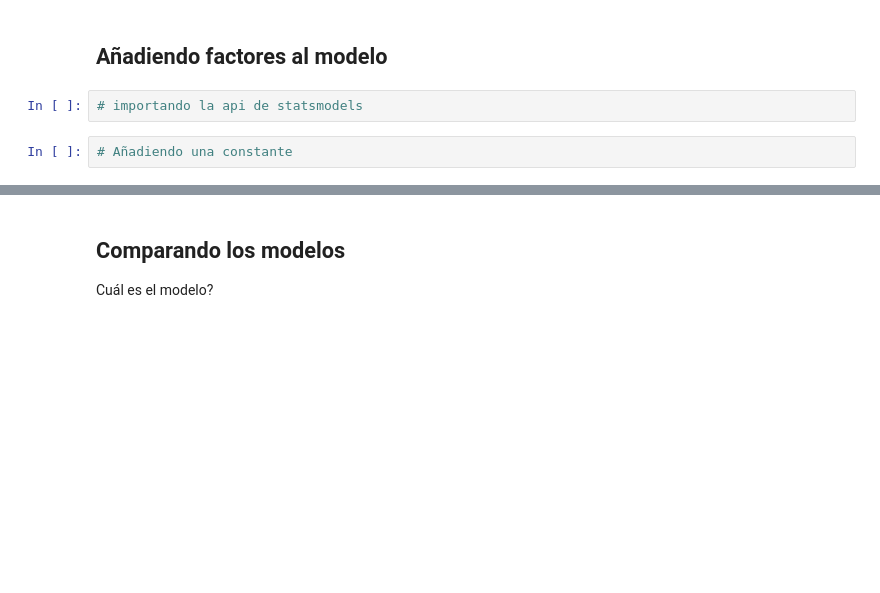
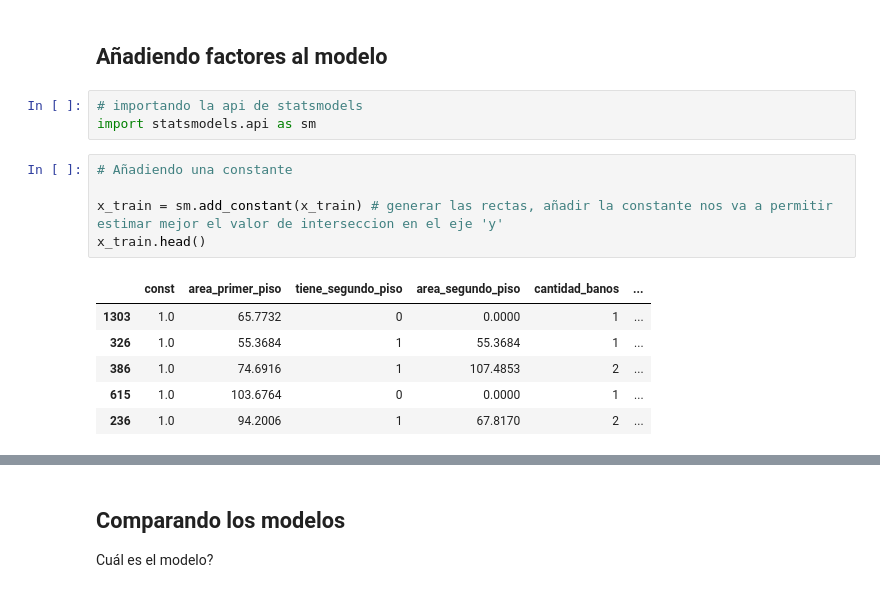
Before and after one commit to LejImkoaj/data-sciencie-regresion-lineal, a Jupyter notebook: precios_de_inmuebles_regresion_lineal.ipynb, the cells around one changed output, grey strips where cells are left out. Drawn from its saved outputs; the diff is of its cells as text; blank space fills up the shorter version.

```diff
--- a/precios_de_inmuebles_regresion_lineal.ipynb
+++ b/precios_de_inmuebles_regresion_lineal.ipynb
@@ -384,5 +394,16 @@ Esto indica que aún existe una cantidad significativa de variación que no est
 ## Añadiendo factores al modelo
 # %%
 # importando la api de statsmodels
+import statsmodels.api as sm
-# %%
-# Añadiendo una constante
+# %%
+# Añadiendo una constante
+
+x_train = sm.add_constant(x_train) # generar las rectas, añadir la constante nos va a permitir estimar mejor el valor de interseccion en el eje 'y'
+x_train.head()
+# %% [output]
+|  | const | area_primer_piso | tiene_segundo_piso | area_segundo_piso | cantidad_banos | ... |
+| 1303 | 1.0 | 65.7732 | 0 | 0.0000 | 1 | ... |
+| 326 | 1.0 | 55.3684 | 1 | 55.3684 | 1 | ... |
+| 386 | 1.0 | 74.6916 | 1 | 107.4853 | 2 | ... |
+| 615 | 1.0 | 103.6764 | 0 | 0.0000 | 1 | ... |
+| 236 | 1.0 | 94.2006 | 1 | 67.8170 | 2 | ... |
```
Also changed, not shown: parts of 8 cells of this notebook.
